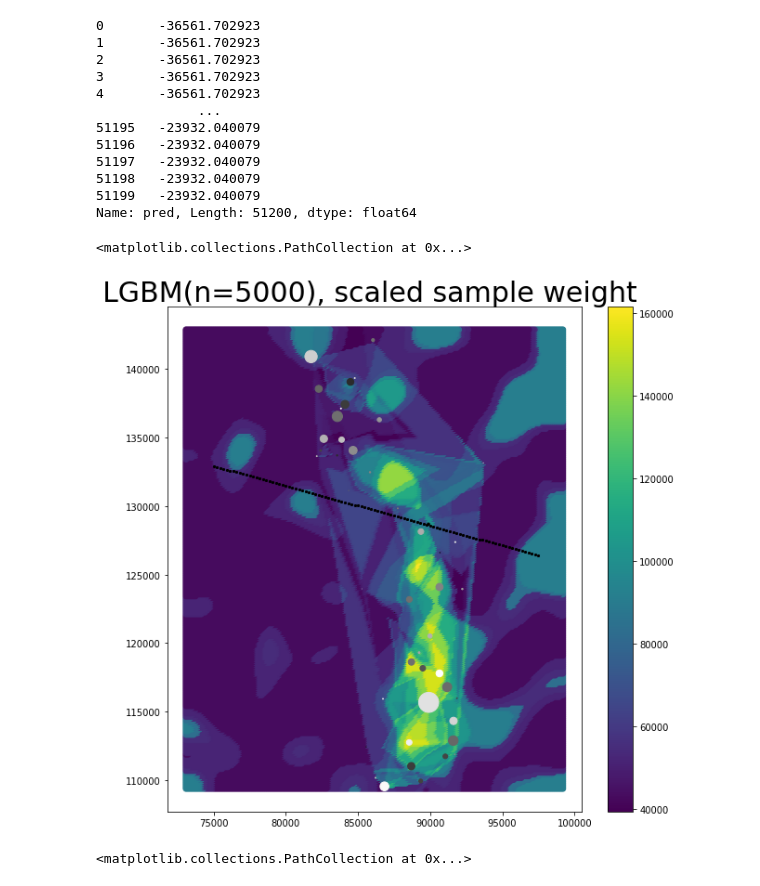
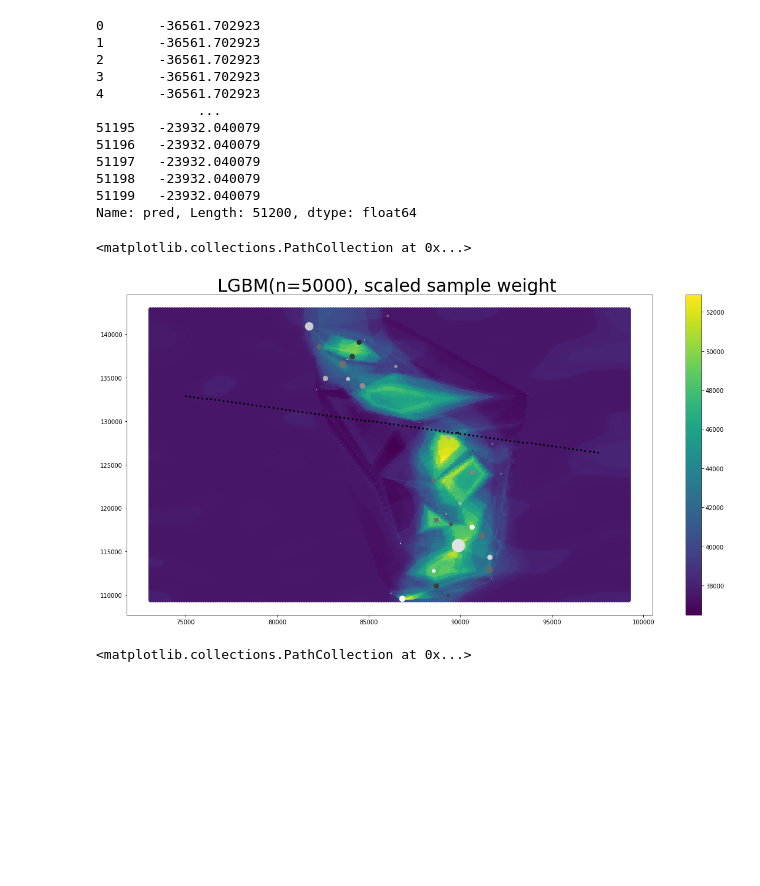
Before and after one commit to PGEHackathon/Carpe-Datum-2022, a Jupyter notebook: EDA_notebooks/santosh_EDA.ipynb, the cells around one changed output. Saved outputs shown, nothing was run; the diff lists cells and outputs as text; code cells hidden in the pictures; blank space fills up the shorter version.

```diff
--- a/EDA_notebooks/santosh_EDA.ipynb
+++ b/EDA_notebooks/santosh_EDA.ipynb
@@ -79,47 +79,48 @@ t = np.linspace(75000, 97500, 100)
 fault = -.29*t + 154670
 
 fig, ax = plt.subplots(2, 3, figsize=(30,20))
-
+ai['Y(ft)'] = ai['Y']
+ai['X(ft)'] = ai['X']
 
 #ax[0][0] = plt.figure(figsize=(10,10))
 ax[0][0].scatter(ai['Y(ft)'], ai['X(ft)'], c=ai['AI_upper(2012-01-01)'], )
 uppers = wells[wells['Completion'] == 'Upper']
-ax[0][0].scatter(uppers['Y(ft)'], uppers['X(ft)'], s=uppers['Sum_Production']/.2/uppers['Age'], c=uppers['Age'], cmap='gray')
+ax[0][0].scatter(uppers['Y(ft)'], uppers['X(ft)'], s=uppers['Sum_Production']/50, c=uppers['Age'], cmap='gray')
 ax[0][0].scatter(t, fault, s=5, c='black', marker='x', label='faultline')
 ax[0][0].set_title('UPPER - 2012', fontsize=30)
 
 #ax[1][0] = plt.figure(figsize=(10,10))
 ax[1][0].scatter(ai['Y(ft)'], ai['X(ft)'], c=ai['AI_lower(2012-01-01)'], )
 lowers = wells[wells['Completion'] == 'Lower']
-ax[1][0].scatter(lowers['Y(ft)'], lowers['X(ft)'], s=lowers['Sum_Production']/.2/lowers['Age'], c=lowers['Age'], cmap='gray')
+ax[1][0].scatter(lowers['Y(ft)'], lowers['X(ft)'], s=lowers['Sum_Production']/50, c=lowers['Age'], cmap='gray')
 ax[1][0].set_title('LOWER - 2012', fontsize=30)
 ax[1][0].scatter(t, fault, s=5, c='black', marker='x', label='faultline')
 
 #ax[0][1] = plt.figure(figsize=(10,10))
 ax[0][1].scatter(ai['Y(ft)'], ai['X(ft)'], c=ai['AI_upper(2021-12-20)'], )
 uppers = wells[wells['Completion'] == 'Upper']
-ax[0][1].scatter(uppers['Y(ft)'], uppers['X(ft)'], s=uppers['Sum_Production']/.2/uppers['Age'], c=uppers['Age'], cmap='gray')
+ax[0][1].scatter(uppers['Y(ft)'], uppers['X(ft)'], s=uppers['Sum_Production']/50, c=uppers['Age'], cmap='gray')
 ax[0][1].set_title('UPPER - 2021', fontsize=30)
 ax[0][1].scatter(t, fault, s=5, c='black', marker='x', label='faultline')
 
 #ax[1][1] = plt.figure(figsize=(10,10))
 ax[1][1].scatter(ai['Y(ft)'], ai['X(ft)'], c=ai['AI_lower(2021-12-20)'], )
 lowers = wells[wells['Completion'] == 'Lower']
-ax[1][1].scatter(lowers['Y(ft)'], lowers['X(ft)'], s=lowers['Sum_Production']/.2/lowers['Age'], c=lowers['Age'], cmap='gray')
+ax[1][1].scatter(lowers['Y(ft)'], lowers['X(ft)'], s=lowers['Sum_Production']/50, c=lowers['Age'], cmap='gray')
 ax[1][1].set_title('Lower - 2021', fontsize=30)
 ax[1][1].scatter(t, fault, s=5, c='black', marker='x', label='faultline')
 
 #ax[0][2] = plt.figure(figsize=(10,10))
 ax[1][2].scatter(ai['Y(ft)'], ai['X(ft)'], c= -ai['AI_lower(2012-01-01)'] + ai['AI_lower(2021-12-20)'], )
 lowers = wells[wells['Completion'] == 'Lower']
-ax[1][2].scatter(lowers['Y(ft)'], lowers['X(ft)'], s=lowers['Sum_Production']/.2/lowers['Age'], c=lowers['Age'], cmap='gray')
+ax[1][2].scatter(lowers['Y(ft)'], lowers['X(ft)'], s=lowers['Sum_Production']/50, c=lowers['Age'], cmap='gray')
 ax[1][2].set_title('LOWER - Difference', fontsize=30)
 ax[1][2].scatter(t, fault, s=5, c='black', marker='x', label='faultline')
 
 #ax[1][2] = plt.figure(figsize=(10,10))
 ax[0][2].scatter(ai['Y(ft)'], ai['X(ft)'], c=-ai['AI_upper(2012-01-01)'] + ai['AI_upper(2021-12-20)'], )
 uppers = wells[wells['Completion'] == 'Upper']
-ax[0][2].scatter(uppers['Y(ft)'], uppers['X(ft)'], s=uppers['Sum_Production']/.2/uppers['Age'], c=uppers['Age'], cmap='gray')
+ax[0][2].scatter(uppers['Y(ft)'], uppers['X(ft)'], s=uppers['Sum_Production']/50, c=uppers['Age'], cmap='gray')
 ax[0][2].set_title('UPPER - Difference', fontsize=30)
 ax[0][2].scatter(t, fault, s=5, c='black', marker='x', label='faultline')
 # validate using existing wells
@@ -389,16 +390,16 @@ data
 from sklearn.neighbors import KNeighborsRegressor, RadiusNeighborsRegressor
 from xgboost import XGBRegressor
 from lightgbm import LGBMRegressor
-pipeline = make_pipeline(
-    #StandardScaler(),
-    #XGBRegressor(n_estimators=5000),
-    #LGBMRegressor(n_estimators=5000),
-    LGBMRegressor(n_estimators=5000)
-    #RandomForestRegressor(n_neighbors=1)
-)
+# pipeline = make_pipeline(
+#     #StandardScaler(),
+#     #XGBRegressor(n_estimators=5000),
+#     #LGBMRegressor(n_estimators=5000),
+#     #LGBMRegressor(n_estimators=5000)
+#     #RandomForestRegressor(n_neighbors=1)
+# )
 
-pipeline = LGBMRegressor(n_estimators=5000)
-
+# pipeline = LGBMRegressor(n_estimators=5000)
+pipeline = RandomForestRegressor(n_estimators=5000)
 # params = {
 #  'randomforestregressor__max_depth': [1,2,3,10,None],
 #  'randomforestregressor__min_samples_leaf': [1, 2, 4],
@@ -471,21 +480,21 @@ Name: pred, Length: 51200, dtype: float64
 # %%
 t = np.linspace(75000, 97500, 100)
 fault = -.29*t + 154670
 
-plt.figure(figsize=(10,10))
+plt.figure(figsize=(20,10))
 #plt.scatter(sum_interp['Y'], sum_interp['X'], c=sum_interp['PORO(v/v)'], )
 plt.scatter(ai['Y'], ai['X'], c=ai['pred'], )
 plt.colorbar()
 uppers = wells
 plt.scatter(uppers['Y(ft)'], uppers['X(ft)'], s=uppers['Sum_Production']/500, c=uppers['Age'], cmap='gray')
 
 plt.title('LGBM(n=5000), scaled sample weight ', fontsize=30)
 plt.scatter(t, fault, s=5, c='black', marker='x', label='faultline')
 
 # validate using existing wells
 # %% [output]
 <matplotlib.collections.PathCollection at 0x...>
-[figure, old version]
+[figure, new version]
 # %%
 
 u = data[data['Completion Zone'] == 0]
```
Also changed, not shown: parts of 4 cells of this notebook, 3 other files.
